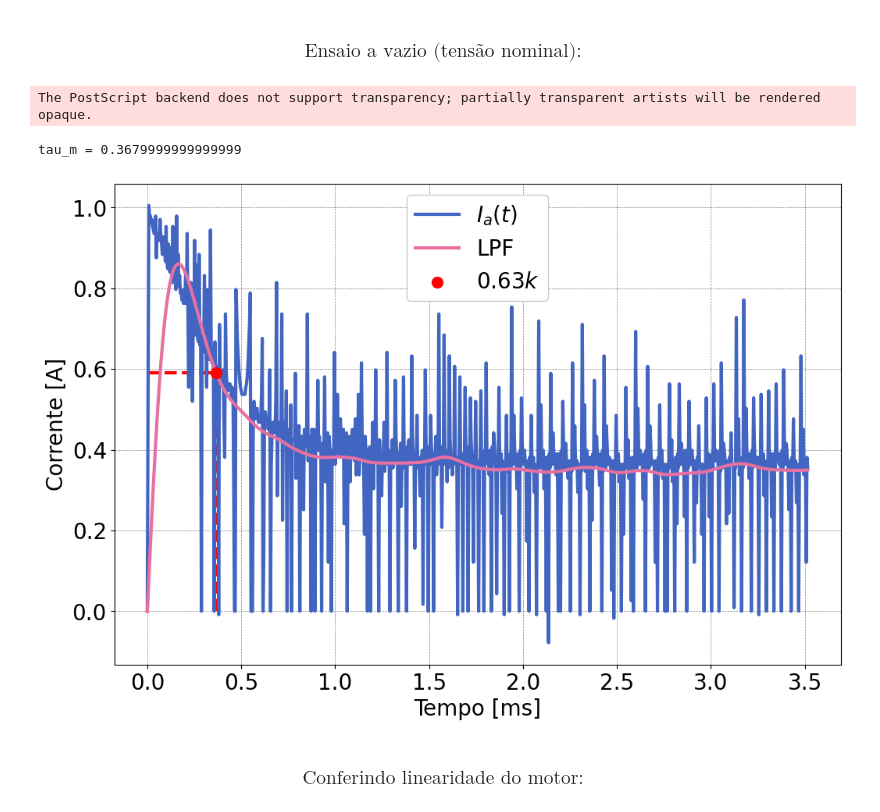
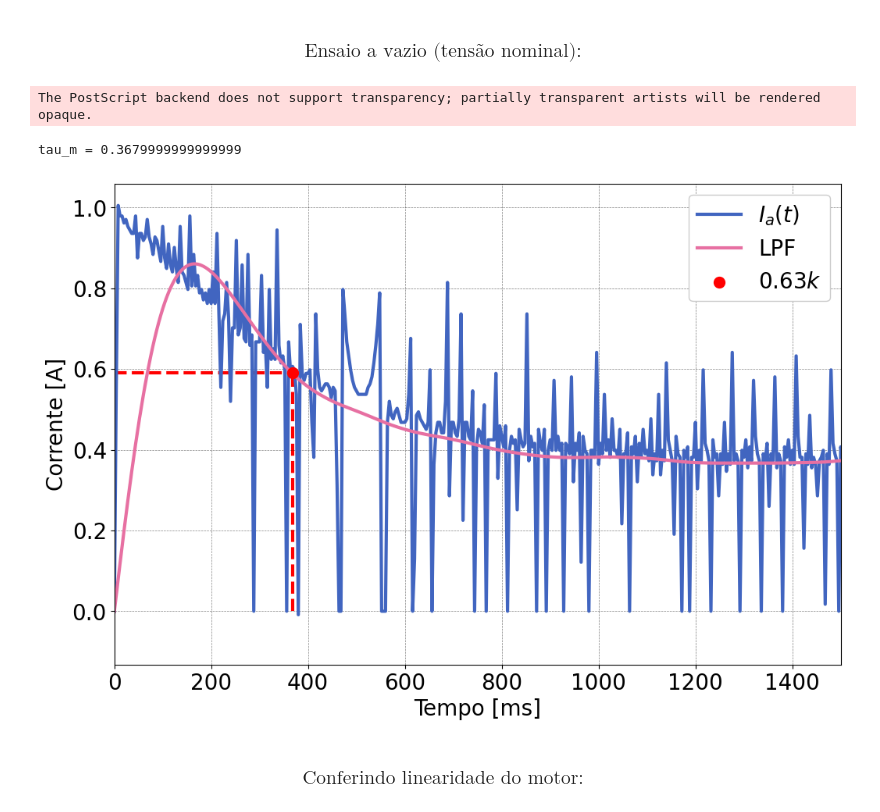
Before and after one commit to ErickNMA/LCD, a Jupyter notebook: ensaios_planta/fan-plate_analisys.ipynb, the cells around one changed output. Saved outputs shown, nothing was run; the diff lists cells and outputs as text; code cells hidden in the pictures.

```diff
--- a/ensaios_planta/fan-plate_analisys.ipynb
+++ b/ensaios_planta/fan-plate_analisys.ipynb
@@ -91,35 +92,36 @@ The PostScript backend does not support transparency; partially transparent arti
 # %%
 #Carregando curva do osciloscópio:
 VZ = np.loadtxt('VZ\F0000CH1.csv', delimiter=',', unpack=True, dtype='str')
 t2 = VZ[3].astype(np.float_)[320:1200]-VZ[3].astype(np.float_)[320]
 y2 = VZ[4].astype(np.float_)[320:1200]
 y2lpf = LPF(y2, 2, 10, 10e2)
 
 #Ajuste da corrente pela queda de tensão no shunt:
 y2 *= ((1/Ra)+(1/Rs))
 y2lpf = LPF(y2, 2, 10, 10e2)
 
 #Cálculo da constante de tempo mecânica:
 y263 = (y2[2]-(0.632*(y2[2]-y2lpf[-1])))
 taum = t2[index(y2lpf[30:], y263)+30]
 print(f'tau_m = {taum}')
 
 #Plot dos dados:
 plt.figure()
-plt.plot((0, taum), (y263, y263), linestyle='dashed', color='r', zorder=0)
-plt.plot((taum, taum), (0, y263), linestyle='dashed', color='r', zorder=0)
-plt.plot(t2, y2, label='$I_a(t)$', zorder=1)
-plt.plot(t2, y2lpf, label='LPF', zorder=2)
-plt.scatter(taum, y263, linewidths=5, color='r', label='$0.63k$', zorder=3)
+plt.plot((0, taum*1e3), (y263, y263), linestyle='dashed', color='r', zorder=0)
+plt.plot((taum*1e3, taum*1e3), (0, y263), linestyle='dashed', color='r', zorder=0)
+plt.plot(t2*1e3, y2, label='$I_a(t)$', zorder=1)
+plt.plot(t2*1e3, y2lpf, label='LPF', zorder=2)
+plt.scatter(taum*1e3, y263, linewidths=5, color='r', label='$0.63k$', zorder=3)
 #plt.ylim(0, 1.1)
+plt.xlim(0, 1.5*1e3)
 plt.ylabel('Corrente [A]')
 plt.xlabel('Tempo [ms]')
 plt.legend()
 plt.savefig('curves/vz.eps', dpi=600, transparent=True, bbox_inches='tight')
 # %% [output]
 The PostScript backend does not support transparency; partially transparent artists will be rendered opaque.
 tau_m = 0.3679999999999999
-[figure, old version]
+[figure, new version]
 # %% [markdown]
 ### $$ \text{Conferindo linearidade do motor:}$$
 # %%
```
Also changed, not shown: parts of 1 cell of this notebook, 5 other files.
